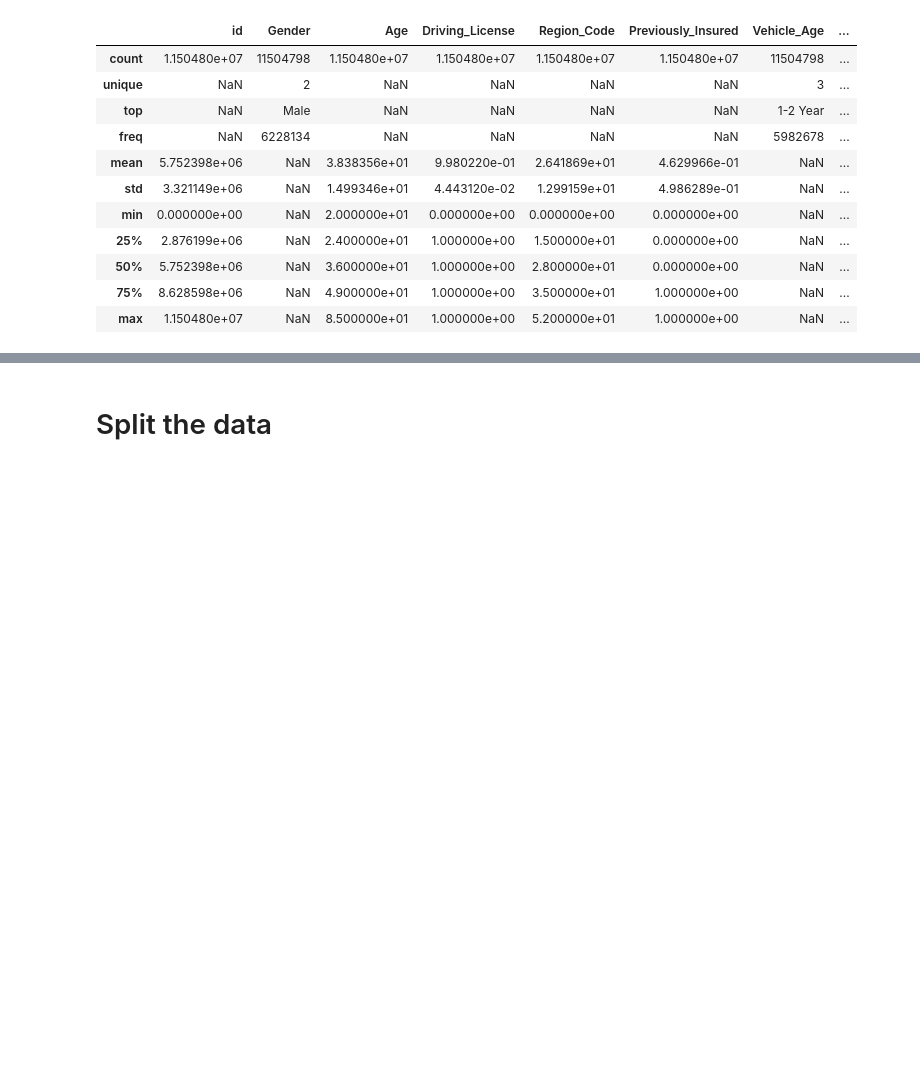
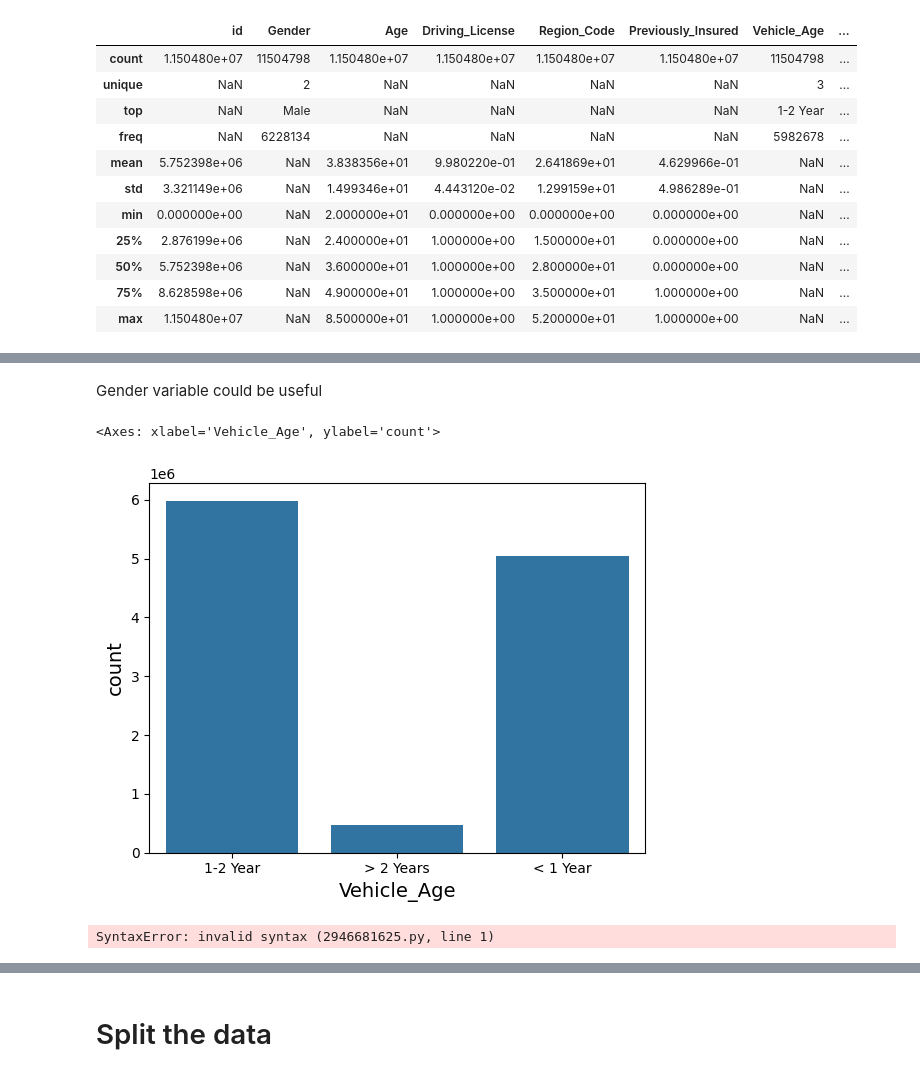
Before and after one commit to anielv95/kaggle-pg-4x07, a Jupyter notebook: notebooks/eda.ipynb, the cells around one changed output, grey strips where cells are left out. Cells and saved outputs as stored; diff of their text form; code cells hidden in the pictures; blank space fills up the shorter version.

```diff
--- a/notebooks/eda.ipynb
+++ b/notebooks/eda.ipynb
@@ -122,0 +137,11 @@ numerical_variables
+# %% [markdown]
+Gender variable could be useful
+# %%
+sns.countplot(train[categorical_variables], x= categorical_variables[1])
+# %% [output]
+<Axes: xlabel='Vehicle_Age', ylabel='count'>
+[figure, added]
+# %%
+Vehicle_Age variable could be useful
+# %% [output]
+SyntaxError: invalid syntax (2946681625.py, line 1)
```
Also changed, not shown: parts of 11 cells of this notebook.
